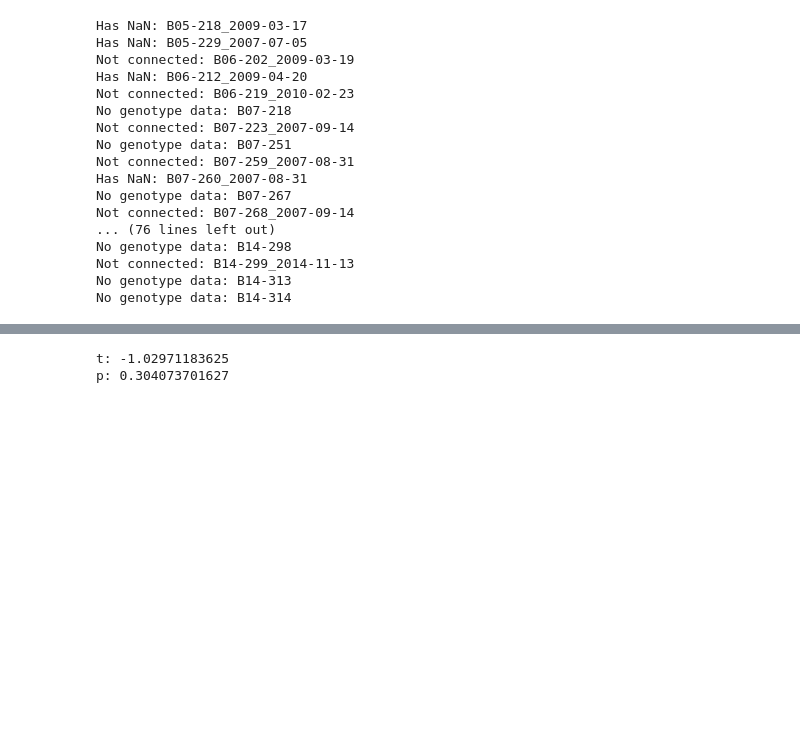
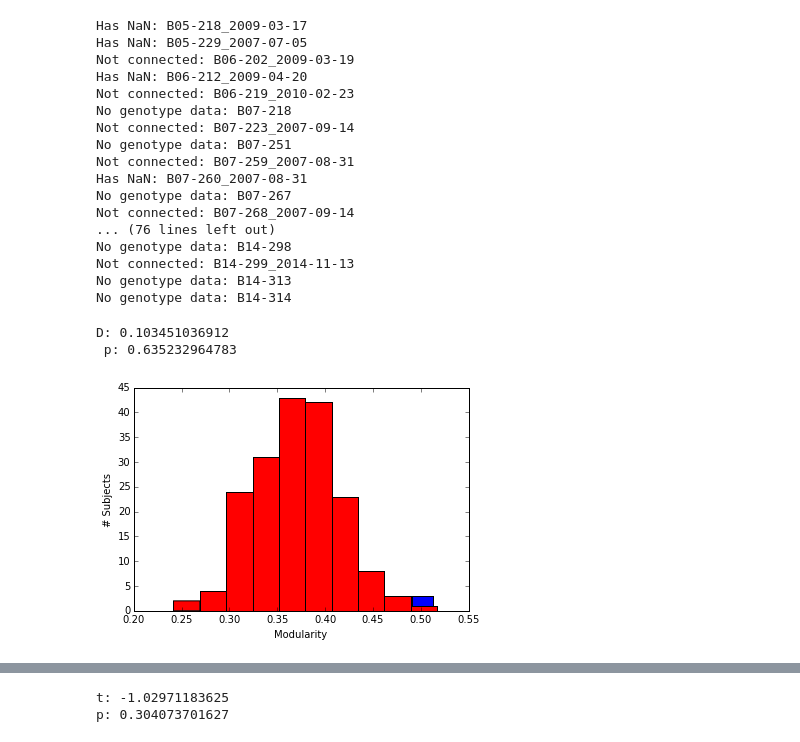
Before and after one commit to dinodigma/research, a Jupyter notebook: surf/subgrouplevel_analysis.ipynb, the cells around one changed output, grey strips where cells are left out. Cells and saved outputs as stored; diff of their text form; code cells hidden in the pictures; blank space fills up the shorter version.

```diff
--- a/surf/subgrouplevel_analysis.ipynb
+++ b/surf/subgrouplevel_analysis.ipynb
@@ -100,6 +82,7 @@ plt.hist(bc_neg, color= 'r', bins = 20)
 
 plt.xlabel("Betweenness Centrality Distributions of PiB Sub-group Level Network")
 
-print "E4- Mean: " + str(np.mean(bc_neg)) + " SD: " + str(np.std(bc_neg))
-print "E4+ Mean: " + str(np.mean(bc_pos)) + " SD: " + str(np.std(bc_pos))
+d, p = stats.ks_2samp(bc_pos, bc_neg)
+print "D: " + str(d)
+print" p: " + str(p)
 # %% [output]
@@ -215,3 +216,16 @@ No genotype data: B14-298
 Not connected: B14-299_2014-11-13
 No genotype data: B14-313
 No genotype data: B14-314
+# %%
+plt.hist(pos_mods, color = 'b')
+plt.hist(neg_mods, color = 'r')
+plt.xlabel("Modularity")
+plt.ylabel("# Subjects")
+
+d_mods, p_mods = stats.ks_2samp(pos_mods, neg_mods)
+print "D: " + str(d_mods)
+print" p: " + str(p_mods)
+# %% [output]
+D: 0.103451036912
+ p: 0.635232964783
+[figure, added]
```
Also changed, not shown: parts of 19 cells of this notebook, 8 other files.
